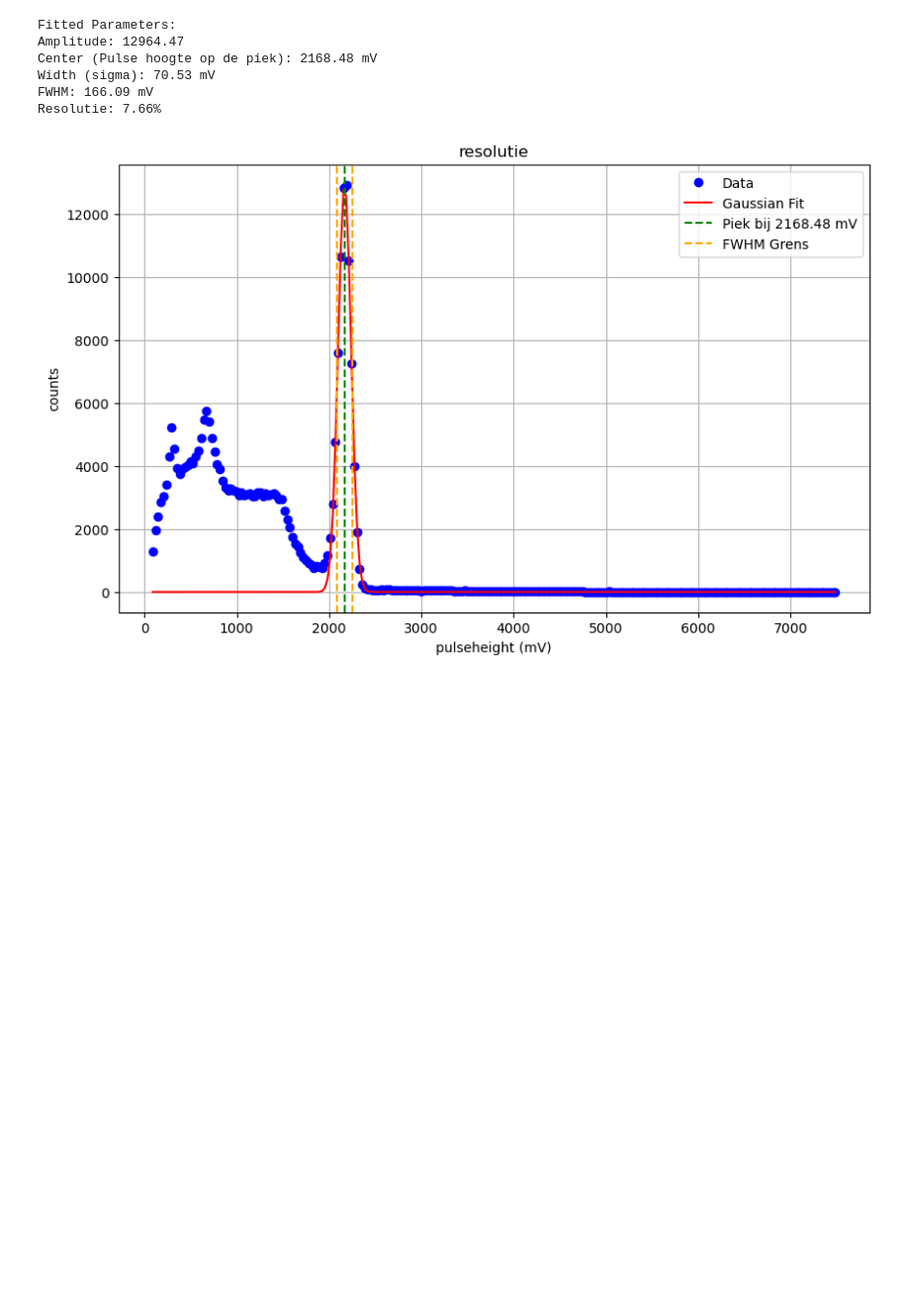
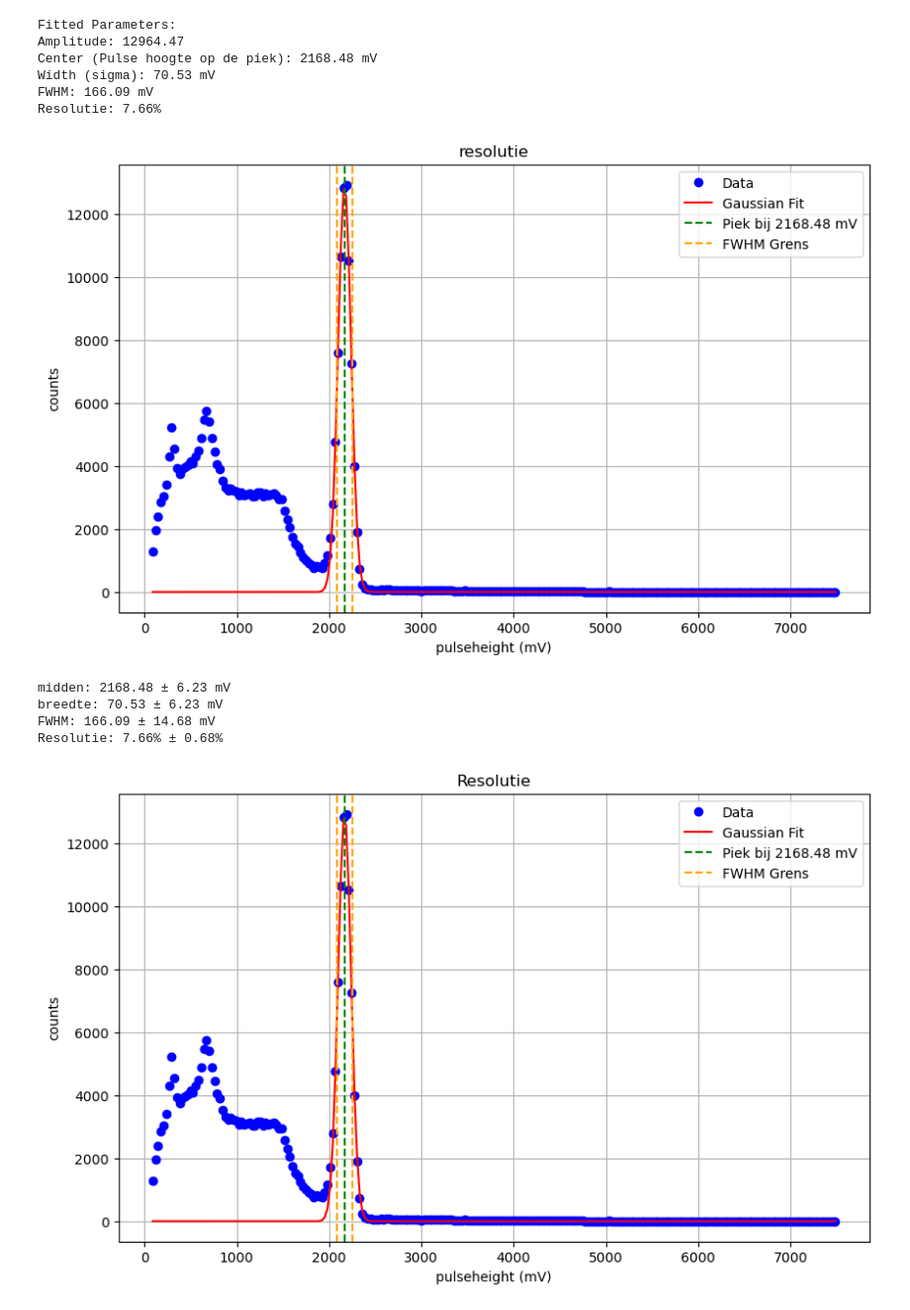
Before and after one commit to marinotcurie/astroparticles-practicum-2, a Jupyter notebook: resolution.ipynb, the cells around one changed output. Shown at 99% size. Cells and saved outputs as stored; diff of their text form; code cells hidden in the pictures; blank space fills up the shorter version.

```diff
--- a/resolution.ipynb
+++ b/resolution.ipynb
@@ -96,0 +87,72 @@ with open(input_file, 'r') as infile, open(output_file, 'w') as outfile:
+# %%
+import numpy as np
+import matplotlib.pyplot as plt
+from scipy.optimize import curve_fit
+
+
+def gauss_function(x, amp, cen, width):
+    return amp * np.exp(-((x - cen) ** 2) / (2 * width ** 2))
+
+
+# Beginwaarden voor de fit
+initial_guess = [max(counts_cesium), pulseheight_cesium[np.argmax(counts_cesium)], 100]
+
+# Curve fitting
+params, covariance = curve_fit(gauss_function, pulseheight_cesium, counts_cesium, p0=initial_guess)
+
+# Extractie van parameters
+amp, cen, width = params
+
+# Berekening van FWHM
+fwhm = 2 * np.sqrt(2 * np.log(2)) * width
+
+# Resolutie berekenen
+resolution = (fwhm / cen) * 100
+
+# Fouten uit de covariantiematrix halen
+errors = np.sqrt(np.diag(covariance))  # De diagonaal van de covariantiematrix geeft de varianties
+amp_err, cen_err, width_err = errors
+
+# Fout in FWHM en resolutie
+fwhm_err = 2 * np.sqrt(2 * np.log(2)) * width_err
+resolution_err = resolution * np.sqrt((fwhm_err / fwhm) ** 2 + (cen_err / cen) ** 2)
+
+print(f"midden: {cen:.2f} ± {cen_err:.2f} mV")
+print(f"breedte: {width:.2f} ± {width_err:.2f} mV")
+print(f"FWHM: {fwhm:.2f} ± {fwhm_err:.2f} mV")
+print(f"Resolutie: {resolution:.2f}% ± {resolution_err:.2f}%")
+
+# Plotten van data en fit
+plt.figure(figsize=(10, 6))
+
+# Data plotten
+plt.plot(pulseheight_cesium, counts_cesium, label='Data', color='blue', marker='o', linestyle='')
+
+# Gaussian fit plotten
+plt.plot(
+    pulseheight_cesium,
+    gauss_function(pulseheight_cesium, *params),
+    label='Gaussian Fit',
+    color='red',
+    linestyle='-',
+)
+
+# FWHM en piek markeren
+plt.axvline(cen, color='green', linestyle='--', label=f'Piek bij {cen:.2f} mV')
+plt.axvline(cen - fwhm / 2, color='orange', linestyle='--', label='FWHM Grens')
+plt.axvline(cen + fwhm / 2, color='orange', linestyle='--')
+
+
+# Labels en titels toevoegen
+plt.xlabel('pulseheight (mV)')
+plt.ylabel('counts')
+plt.title('Resolutie')
+plt.legend()
+plt.grid()
+plt.show()
+# %% [output]
+midden: 2168.48 ± 6.23 mV
+breedte: 70.53 ± 6.23 mV
+FWHM: 166.09 ± 14.68 mV
+Resolutie: 7.66% ± 0.68%
+[figure, added]
```
Also changed, not shown: parts of 3 cells of this notebook, 5 other files.
